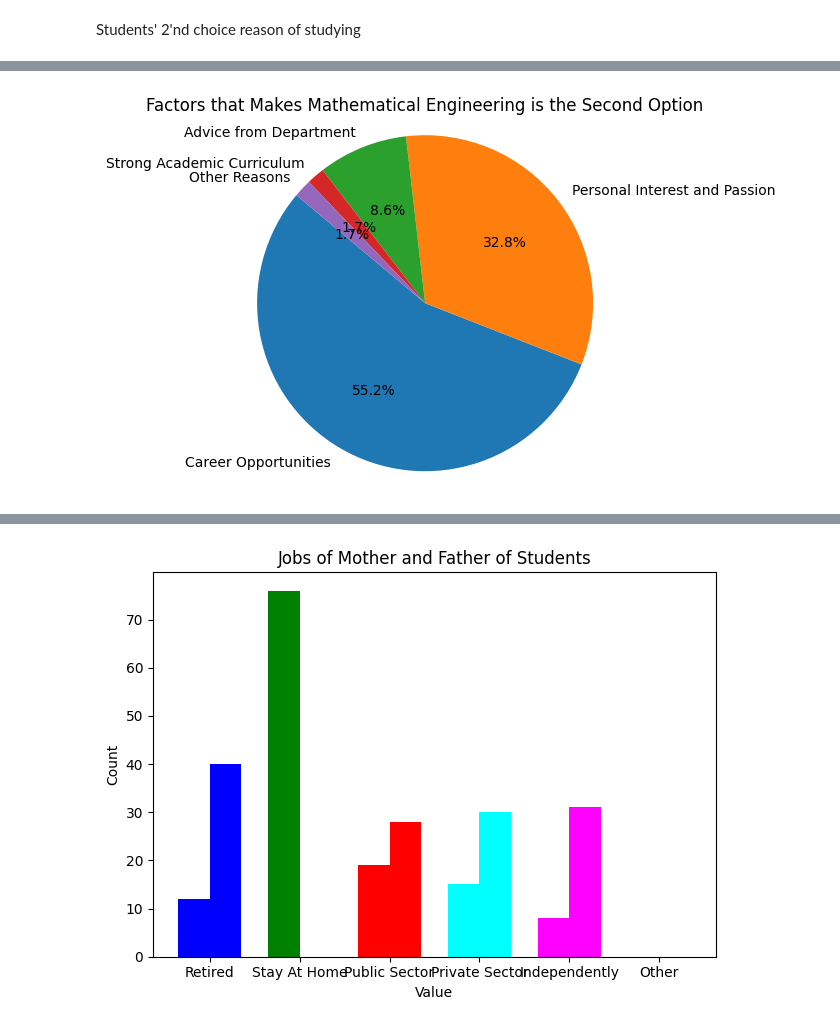
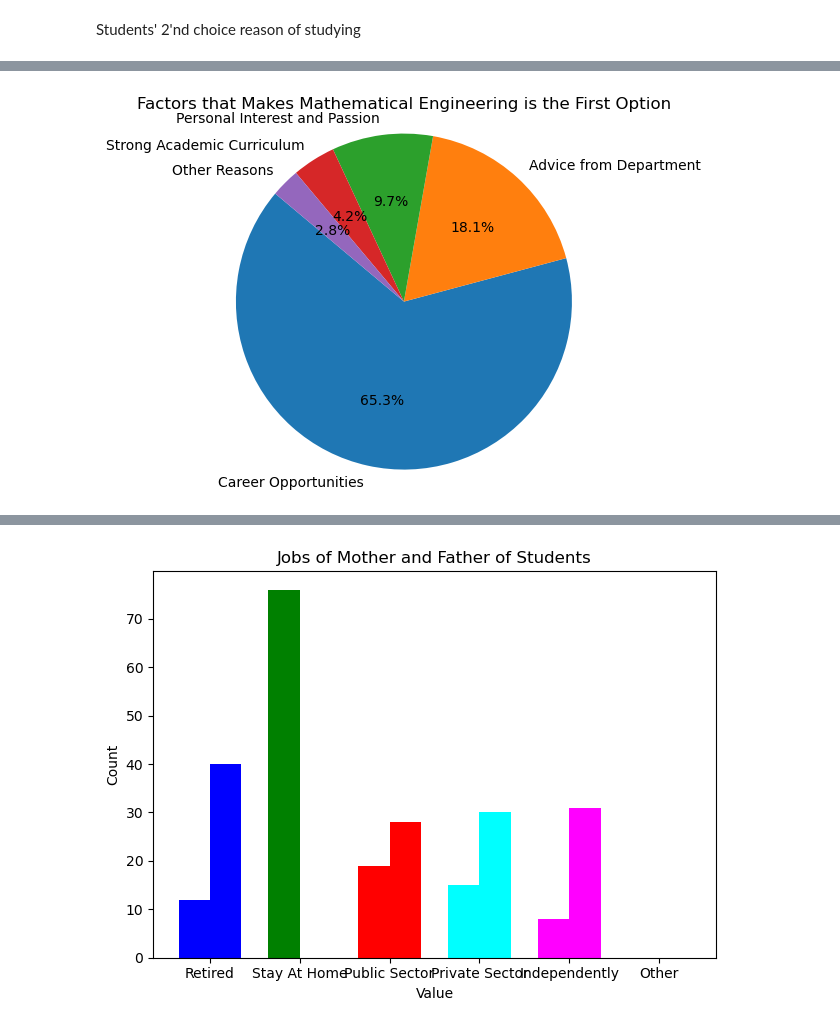
Before and after one commit to cRotinda/MathEnginerringResearch, a Jupyter notebook: matproje.ipynb, the cells around one changed output, grey strips where cells are left out. Saved outputs shown, nothing was run; the diff lists cells and outputs as text; code cells hidden in the pictures.

```diff
--- a/matproje.ipynb
+++ b/matproje.ipynb
@@ -467,29 +496,28 @@ Students' 2'nd choice reason of studying
 # %%
 
-df = pd.read_excel(r'c:\Users\watth\Downloads\matsiklar (1).xlsx')
+df = pd.read_excel(r'c:\matproje\matsiklar (1).xlsx')
 response_mapping = {
     'a': 'Career Opportunities',
     'b': 'Advice from Department',
     'c': 'Personal Interest and Passion',
     'd': 'Strong Academic Curriculum',
     'e': 'Other Reasons'
 }
 
-filtered_data = df[df['Daha iyi bir puan alsaydiniz yine de Matematik Mühendislihi Bölümünü secer miydiniz?'] == 'a']
+filtered_data = df[df['Daha iyi bir puan alsaydiniz yine de Matematik Mühendislihi Bölümünü secer miydiniz?'] == 'b']
 
 response_counts = filtered_data[
     "Bolum secerken, matematik muhendisligini diger bolumlere gore on plana cikaran en onemli faktor nedir?"
 ].apply(lambda x: [response_mapping[response] for response in x.split(',') if response_mapping.get(response)])
 
 mapped_responses = [response for sublist in response_counts for response in sublist]
 
-
 response_counts = pd.Series(mapped_responses).value_counts()
 
 # Plot the pie chart
 plt.pie(response_counts, labels=response_counts.index, autopct='%1.1f%%', startangle=140)
-plt.title("Factors that Makes Mathematical Engineering is the Second Option")
+plt.title("Factors that Makes Mathematical Engineering is the First Option")
 plt.axis('equal')  # Equal aspect ratio ensures that pie is drawn as a circle
 plt.show()
 # %% [output]
-[figure, old version]
+[figure, new version]
```
Also changed, not shown: parts of 27 cells of this notebook.
